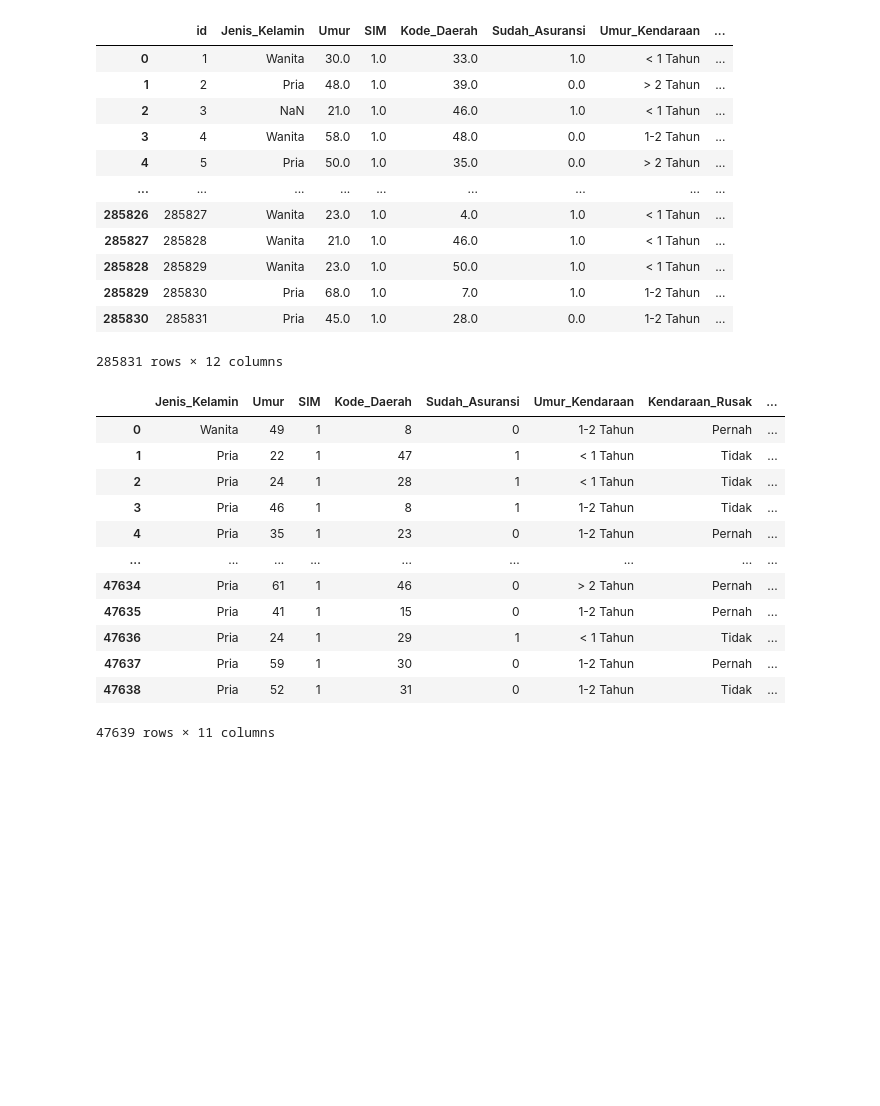
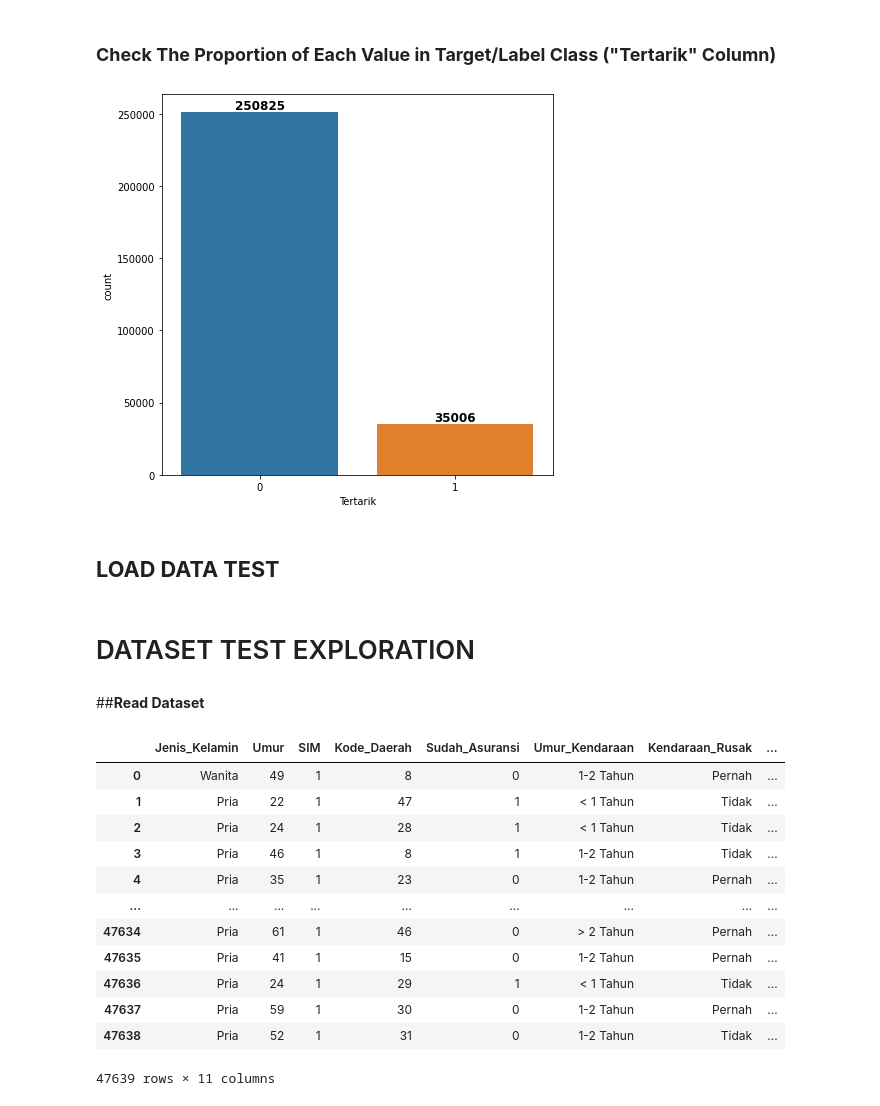
Before and after one commit to rizkyfransisca/Tugas-Besar-Klasifikasi-Pembelajaran-Mesin, a Jupyter notebook: Classification.ipynb, the cells around one changed output. Saved outputs shown, nothing was run; the diff lists cells and outputs as text; code cells hidden in the pictures; blank space fills up the shorter version.

Commit message:
Data exploration on train and test data

```diff
--- a/Classification.ipynb
+++ b/Classification.ipynb
@@ -5,0 +9,4 @@ import seaborn as sns
+# %%
+# import data train
+data_train = pd.read_csv("https://github.com/rizkyfransisca/Tugas-Besar-Klasifikasi-Pembelajaran-Mesin/blob/main/kendaraan_train.csv?raw=true")
+data_train
@@ -5,0 +161,3 @@ import seaborn as sns
+# %%
+# Drop column "id", with the reason later will check duplicate data
+data_train = data_train.drop("id",axis=1)
@@ -6,34 +260,38 @@ import seaborn as sns
+# %% [markdown]
+### **Check The Proportion of Each Value in Target/Label Class ("Tertarik" Column)**
+# %%
+plt.figure(figsize=(7,7))
+plots = sns.countplot(x="Tertarik", data=data_train)
+
+rects = plots.patches
+labels = [data_train["Tertarik"].value_counts()[0], data_train["Tertarik"].value_counts()[1]]
+for rect, label in zip(rects, labels):
+  height = rect.get_height()
+  plt.text(rect.get_x() + rect.get_width() / 2, height, label,ha='center', va='bottom',fontweight=600, fontsize=12)
+
+plt.show()
+# %% [output]
+[figure, added]
+# %% [markdown]
+## **LOAD DATA TEST**
+# %% [markdown]
+# DATASET TEST EXPLORATION
+# %% [markdown]
+##**Read Dataset**
 # %%
-df_train = pd.read_csv("https://github.com/rizkyfransisca/Tugas-Besar-Klasifikasi-Pembelajaran-Mesin/blob/main/kendaraan_train.csv?raw=true")
-df_train
+data_test = pd.read_csv("https://github.com/rizkyfransisca/Tugas-Besar-Klasifikasi-Pembelajaran-Mesin/blob/main/kendaraan_test.csv?raw=true")
+data_test
 # %% [output]
-|  | id | Jenis_Kelamin | Umur | SIM | Kode_Daerah | Sudah_Asuransi | Umur_Kendaraan | ... |
-| 0 | 1 | Wanita | 30.0 | 1.0 | 33.0 | 1.0 | < 1 Tahun | ... |
-| 1 | 2 | Pria | 48.0 | 1.0 | 39.0 | 0.0 | > 2 Tahun | ... |
-| 2 | 3 | NaN | 21.0 | 1.0 | 46.0 | 1.0 | < 1 Tahun | ... |
-| 3 | 4 | Wanita | 58.0 | 1.0 | 48.0 | 0.0 | 1-2 Tahun | ... |
-| 4 | 5 | Pria | 50.0 | 1.0 | 35.0 | 0.0 | > 2 Tahun | ... |
+|  | Jenis_Kelamin | Umur | SIM | Kode_Daerah | Sudah_Asuransi | Umur_Kendaraan | Kendaraan_Rusak | ... |
+| 0 | Wanita | 49 | 1 | 8 | 0 | 1-2 Tahun | Pernah | ... |
+| 1 | Pria | 22 | 1 | 47 | 1 | < 1 Tahun | Tidak | ... |
+| 2 | Pria | 24 | 1 | 28 | 1 | < 1 Tahun | Tidak | ... |
+| 3 | Pria | 46 | 1 | 8 | 1 | 1-2 Tahun | Tidak | ... |
+| 4 | Pria | 35 | 1 | 23 | 0 | 1-2 Tahun | Pernah | ... |
 | ... | ... | ... | ... | ... | ... | ... | ... | ... |
-| 285826 | 285827 | Wanita | 23.0 | 1.0 | 4.0 | 1.0 | < 1 Tahun | ... |
-| 285827 | 285828 | Wanita | 21.0 | 1.0 | 46.0 | 1.0 | < 1 Tahun | ... |
-| 285828 | 285829 | Wanita | 23.0 | 1.0 | 50.0 | 1.0 | < 1 Tahun | ... |
-| 285829 | 285830 | Pria | 68.0 | 1.0 | 7.0 | 1.0 | 1-2 Tahun | ... |
-| 285830 | 285831 | Pria | 45.0 | 1.0 | 28.0 | 0.0 | 1-2 Tahun | ... |
+| 47634 | Pria | 61 | 1 | 46 | 0 | > 2 Tahun | Pernah | ... |
+| 47635 | Pria | 41 | 1 | 15 | 0 | 1-2 Tahun | Pernah | ... |
+| 47636 | Pria | 24 | 1 | 29 | 1 | < 1 Tahun | Tidak | ... |
+| 47637 | Pria | 59 | 1 | 30 | 0 | 1-2 Tahun | Pernah | ... |
+| 47638 | Pria | 52 | 1 | 31 | 0 | 1-2 Tahun | Tidak | ... |
-285831 rows × 12 columns
+47639 rows × 11 columns
-# %%
-df_test = pd.read_csv("https://github.com/rizkyfransisca/Tugas-Besar-Klasifikasi-Pembelajaran-Mesin/blob/main/kendaraan_test.csv?raw=true")
-df_test
-# %% [output]
-|  | Jenis_Kelamin | Umur | SIM | Kode_Daerah | Sudah_Asuransi | Umur_Kendaraan | Kendaraan_Rusak | ... |
-| 0 | Wanita | 49 | 1 | 8 | 0 | 1-2 Tahun | Pernah | ... |
-| 1 | Pria | 22 | 1 | 47 | 1 | < 1 Tahun | Tidak | ... |
-| 2 | Pria | 24 | 1 | 28 | 1 | < 1 Tahun | Tidak | ... |
-| 3 | Pria | 46 | 1 | 8 | 1 | 1-2 Tahun | Tidak | ... |
-| 4 | Pria | 35 | 1 | 23 | 0 | 1-2 Tahun | Pernah | ... |
-| ... | ... | ... | ... | ... | ... | ... | ... | ... |
-| 47634 | Pria | 61 | 1 | 46 | 0 | > 2 Tahun | Pernah | ... |
-| 47635 | Pria | 41 | 1 | 15 | 0 | 1-2 Tahun | Pernah | ... |
-| 47636 | Pria | 24 | 1 | 29 | 1 | < 1 Tahun | Tidak | ... |
-| 47637 | Pria | 59 | 1 | 30 | 0 | 1-2 Tahun | Pernah | ... |
-| 47638 | Pria | 52 | 1 | 31 | 0 | 1-2 Tahun | Tidak | ... |
-47639 rows × 11 columns
```
Also changed, not shown: parts of 39 cells of this notebook.
